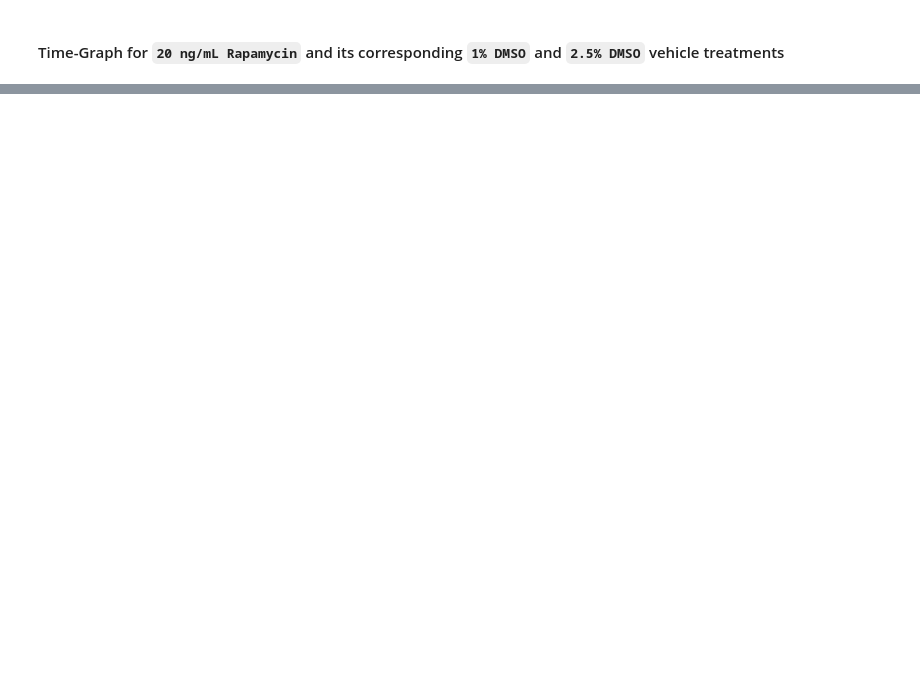
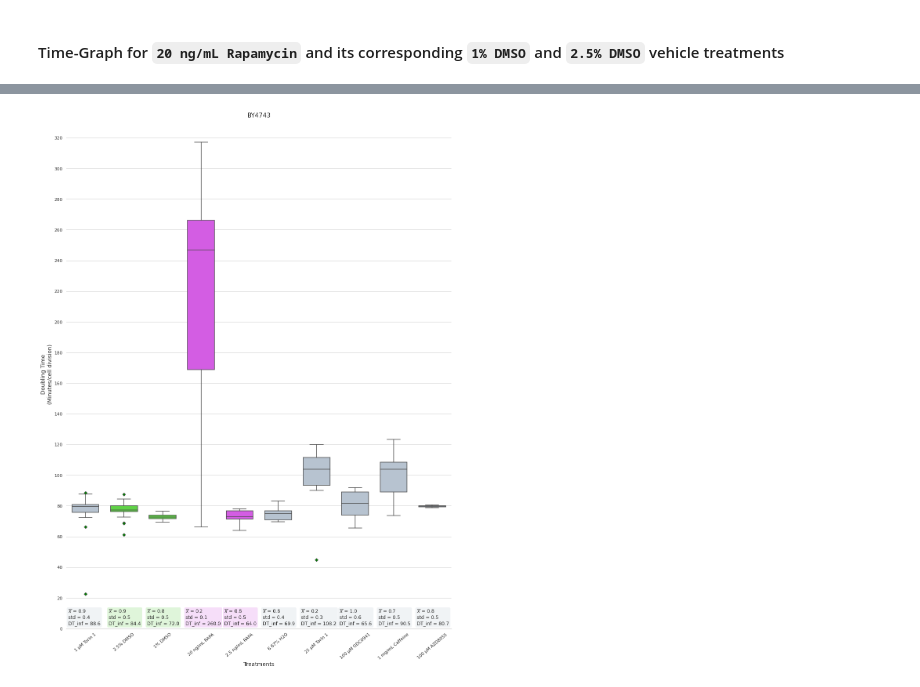
Before and after one commit to yab-tad/Saccharomyces-Cerevisiae, a Jupyter notebook: SGRP.ipynb, the cells around one changed output, grey strips where cells are left out. Cells and saved outputs as stored; diff of their text form; code cells hidden in the pictures; blank space fills up the shorter version.

```diff
--- a/SGRP.ipynb
+++ b/SGRP.ipynb
@@ -1104,4 +944,0 @@ dt_t.groupby(['Treatment']).mean()
-# %%
-t_c_df = df_Control.drop_duplicates(subset='Treatment').reset_index(drop=True)
-t_c_df.drop(['experiment', 'Line-Treatment', 'StDev_int', 'DT interval', 'Lab strain', 'Strain*Treatment'], axis=1, inplace=True)
-t_c_df
@@ -1174,0 +1016,50 @@ plt.show()
+# %%
+sns.set(style='whitegrid')
+fig, ax = plt.subplots(figsize=(15,20))
+
+flier = dict(markerfacecolor='green', marker='D')
+# mean_shape = dict(markerfacecolor='green', marker='D', markeredgecolor='green')
+
+g = sns.boxplot(data=dt_vals1, #pd.concat([one, two, three, four, five, six, seven, eight, nine, ten], axis=1),
+                width=.7,
+                flierprops=flier)
+                # showmeans=True,
+                # meanprops=mean_shape)
+
+xvalues = ["1 µM Torin 1", "2.5% DMSO", "1% DMSO", "20 ng/mL RAPA", "2.5 ng/mL RAPA", "6.67% H2O", "25 µM Torin 1", "100 µM GDC0941", "1 mg/mL Caffeine", "100 µM AZD8055"]
+plt.xticks(np.arange(10), xvalues, rotation=40)
+plt.yticks(np.arange(0,340,20))
+# plt.yticks(np.arange(54, 300, 75)) #d_plot)  #[55, 60, 65, 70, 75, 80, 85, 90, 95, 100, 105, 110, 250, 255, 260, 265])
+
+# setting title
+plt.title("BY4743", fontsize=16)
+# x and y labels
+plt.xlabel("Treatments", fontsize=14)
+plt.ylabel("Doubling Time\n(Minutes/cell division)", fontsize=14)
+
+# set colors for the box plots
+palette = ['#B7C3D0', '#60d147', '#60d147', "#d35de3", "#d35de3", '#B7C3D0', '#B7C3D0', '#B7C3D0', '#B7C3D0', '#B7C3D0']
+color_dict = dict(zip(xvalues, palette))
+for i in range(0,10):
+    mybox = g.patches[i]
+    mybox.set_facecolor(color_dict[xvalues[i]])
+
+# Mini text showing mean and standard deviation
+locs = [-0.45, 0.6, 1.6, 2.6, 3.6, 4.6, 5.6, 6.6, 7.6, 8.6]
+
+for j in range(10):
+    mean = round((t_c_df.iloc[j].drop(['DT inflection', 'StDev_inf', 'Strain', 'Treatment'])).mean(), 1)
+    std = round((t_c_df.iloc[j].drop(['DT inflection', 'StDev_inf', 'Strain', 'Treatment'])).std(), 1)
+    dt_inf = round(t_c_df['DT inflection'][j], 1)
+    textstr = "$\overline {x}$" + f" = {mean} \nstd = {std} \nDT_inf = {dt_inf}"
+    props = dict(boxstyle='round', facecolor=palette[j], alpha=.2)
+    g.text(locs[j], 2.4, textstr, fontsize=12, bbox=props)
+
+#remove spines
+sns.despine(top=True, right=True, left=True, bottom=False)
+
+plt.tight_layout()
+
+plt.show()
+# %% [output]
+[figure, added]
```
Also changed, not shown: parts of 54 cells of this notebook.
